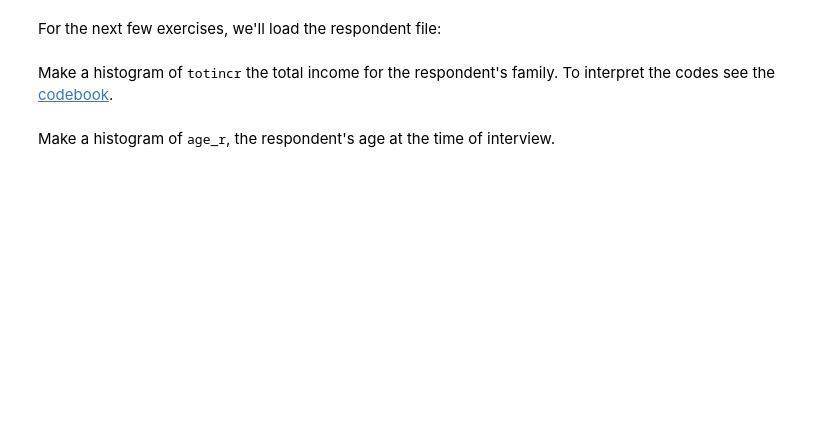
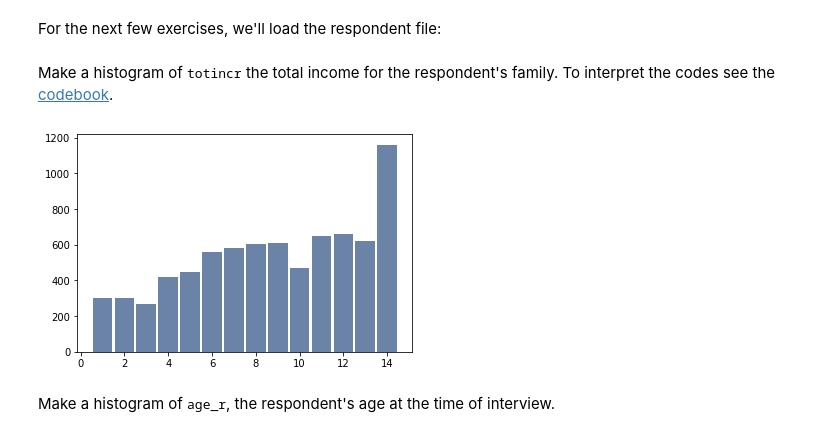
Before and after one commit to 2legit/ThinkStats2, a Jupyter notebook: code/chap02ex.ipynb, the cells around one changed output. Saved outputs shown, nothing was run; the diff lists cells and outputs as text; code cells hidden in the pictures; blank space fills up the shorter version.

```diff
--- a/code/chap02ex.ipynb
+++ b/code/chap02ex.ipynb
@@ -269,6 +294,11 @@ resp = nsfg.ReadFemResp()
 Make a histogram of <tt>totincr</tt> the total income for the respondent's family.  To interpret the codes see the [codebook](http://www.icpsr.umich.edu/nsfg6/Controller?displayPage=labelDetails&fileCode=FEM&section=R&subSec=7876&srtLabel=607543).
 # %%
 # Solution goes here
+hist = thinkstats2.Hist(resp.totincr)
+# %%
+thinkplot.hist(hist)
+# %% [output]
+[figure, added]
 # %% [markdown]
 Make a histogram of <tt>age_r</tt>, the respondent's age at the time of interview.
 # %%
```
Also changed, not shown: parts of 25 cells of this notebook, 6 other files.
